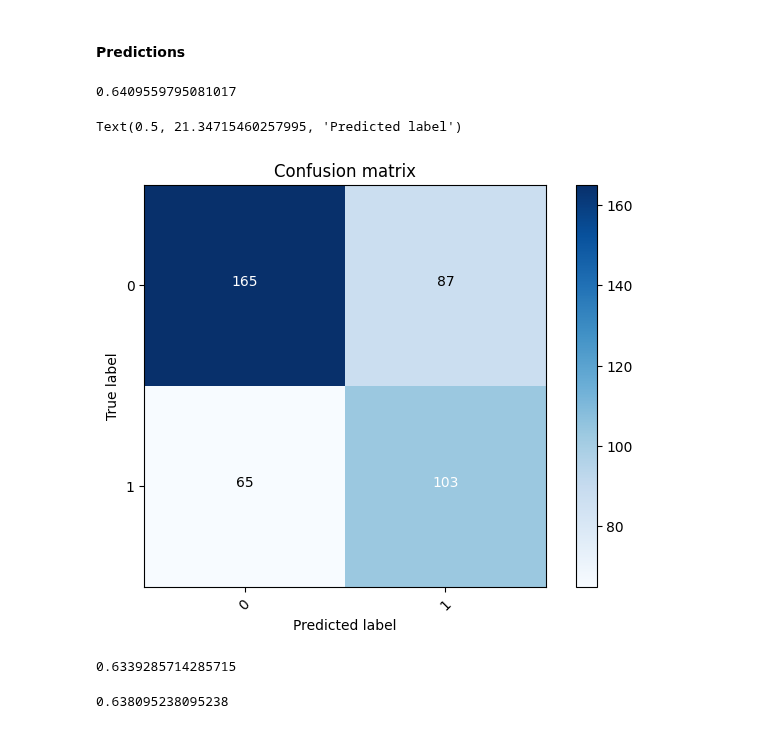
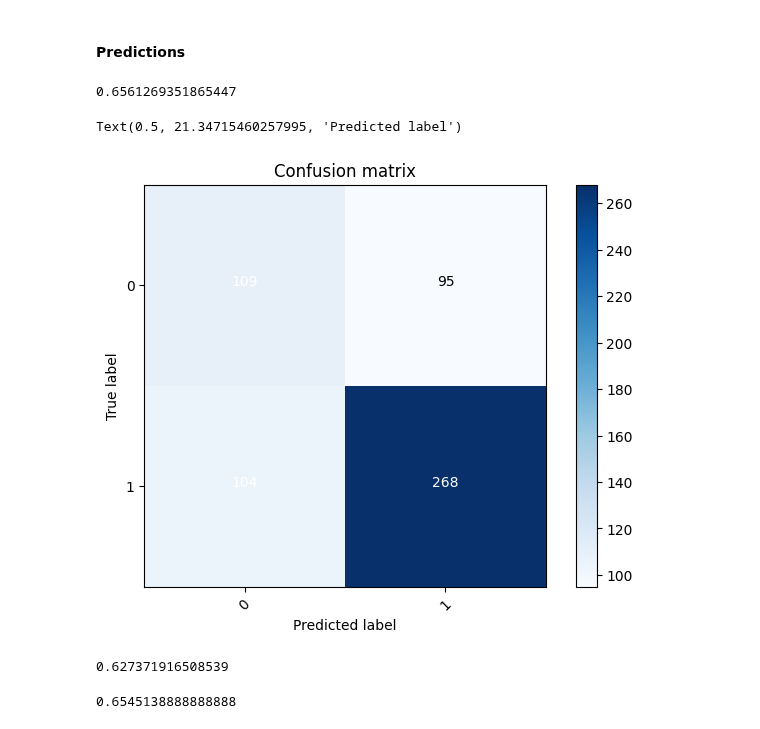
Before and after one commit to camiloacp/The-Evolutionary-Structure-of-Acoustic-Learnability-A-Deep-Learning-Approach-to-Neotropical-Birdsong, a Jupyter notebook: notebooks/03 cnn_lstm_attention_mfcc.ipynb, the cells around one changed output. Saved outputs shown, nothing was run; the diff lists cells and outputs as text; code cells hidden in the pictures.

```diff
--- a/notebooks/03 cnn_lstm_attention_mfcc.ipynb
+++ b/notebooks/03 cnn_lstm_attention_mfcc.ipynb
@@ -257,13 +271,13 @@ tensorboard_cb = tf.keras.callbacks.TensorBoard(
 reduce_lr = tf.keras.callbacks.ReduceLROnPlateau(
     monitor='val_loss',
     factor=0.1,
-    patience=5,
+    patience=10,
     min_lr=0.00001)
 
 # Callback para EarlyStopping
 early_callback = tf.keras.callbacks.EarlyStopping(
     monitor='val_loss',
-    patience=15,
+    patience=50,
     mode='min'
 )
 
@@ -280,8 +294,18 @@ adam = tf.keras.optimizers.Adam()
 model.compile(adam, ls, metrics=['accuracy'])
 
 #fitting
-history = model.fit(X_train_processed, y_train,
-                    validation_data = (X_val_processed, y_val),
-                    callbacks=callbacks,
-                    epochs = 100)
+sss = StratifiedShuffleSplit(n_splits=5, test_size=0.3, random_state=42)
+
+for train_index, val_index in sss.split(np.zeros(X_processed.shape[0]), y):
+    X_train, X_val = X_processed[train_index], X_processed[val_index]
+    y_train_split, y_val = y[train_index], y[val_index]
+
+    # Entrenamiento del modelo
+    history = model.fit(
+        X_train, y_train_split,
+        validation_data=(X_val, y_val),
+        epochs=200,
+        callbacks=[callbacks],
+        class_weight=weight,
+       )
 # %% [output]
@@ -467,7 +491,7 @@ def get_split(path):
         list: A list of file paths to the exported audio chunks.
     """
     myaudio = AudioSegment.from_file(path, "mp3")
-    chunk_length_ms = 500  # pydub calcula en milisegundos
+    chunk_length_ms = 1000  # pydub calcula en milisegundos
     chunks = make_chunks(myaudio, chunk_length_ms)  # Hacer trozos de 1.5 segundos
 
     # Crear la carpeta "chunks" si no existe
@@ -599,45 +623,45 @@ def evaluate(model, df):
     score = get_f1_score(y_true, y_pred, average='weighted')
     return y_true, y_pred, score
 # %%
-y_true, y_pred, score = evaluate(model, df_val)
+y_true, y_pred, score = evaluate(model, df_test)
 score
 # %% [output]
-0.6409559795081017
+0.6561269351865447
 # %%
 from sklearn.metrics import confusion_matrix, classification_report, roc_auc_score, accuracy_score
 import itertools
 
-cm = confusion_matrix(y_val, y_pred)
+cm = confusion_matrix(df_test.label, y_pred)
 
-classes = 2
+classes = num_clases
 
 plt.imshow(cm, interpolation='nearest', cmap=plt.cm.Blues)
 plt.title('Confusion matrix')
 plt.colorbar()
 tick_marks = np.arange(classes)
 plt.xticks(tick_marks, range(classes), rotation=45)
 plt.yticks(tick_marks, range(classes))
 
 for i, j in itertools.product(range(cm.shape[0]), range(cm.shape[1])):
     plt.text(j, i, cm[i, j],
              horizontalalignment="center",
              color="white" if cm[i, j] > 100 else "black",
             )
 
 plt.tight_layout()
 plt.ylabel('True label')
 plt.xlabel('Predicted label')
 # %% [output]
 Text(0.5, 21.34715460257995, 'Predicted label')
-[figure, old version]
+[figure, new version]
 # %%
-roc_auc_score(y_val, y_pred)
+roc_auc_score(df_test.label, y_pred)
 # %% [output]
-0.6339285714285715
+0.627371916508539
 # %%
-accuracy_score(y_val, y_pred)
+accuracy_score(df_test.label, y_pred)
 # %% [output]
-0.638095238095238
+0.6545138888888888
 # %%
 from sklearn.metrics import classification_report
 
```
Also changed, not shown: parts of 19 cells of this notebook.
